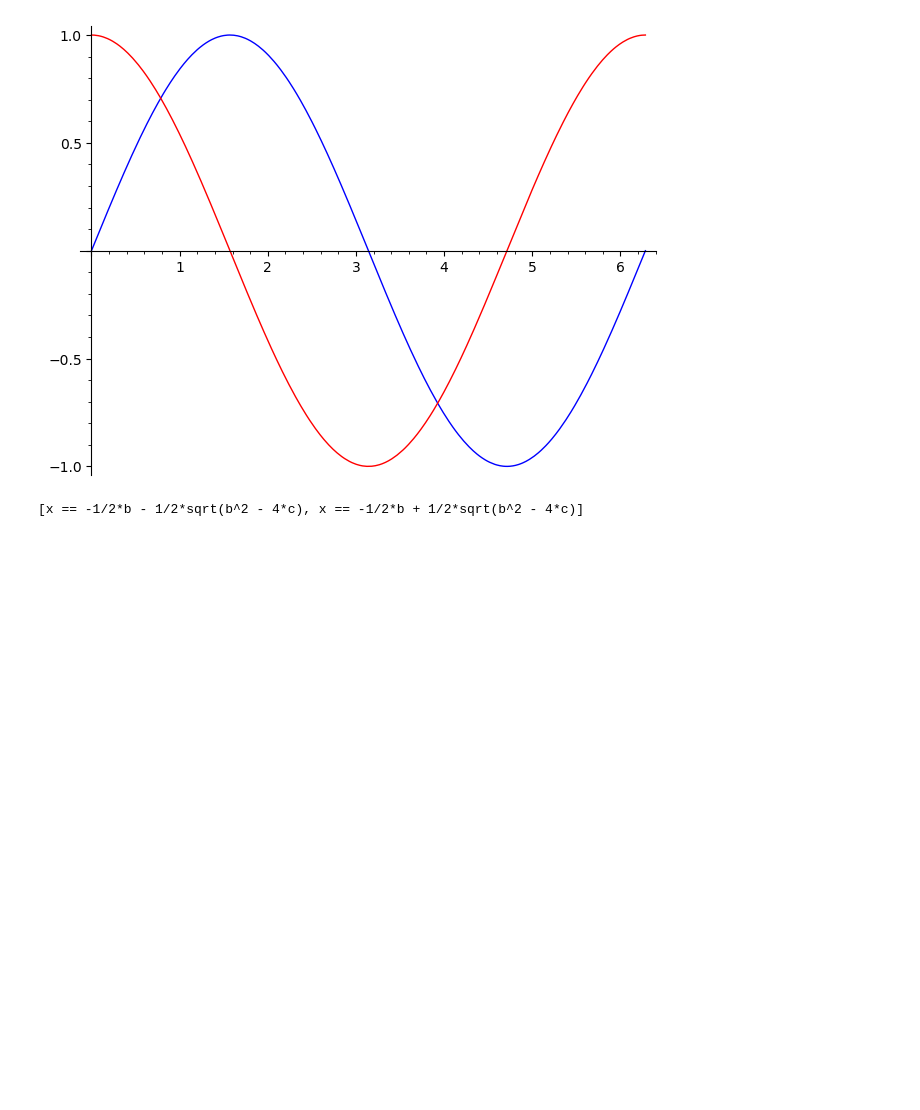
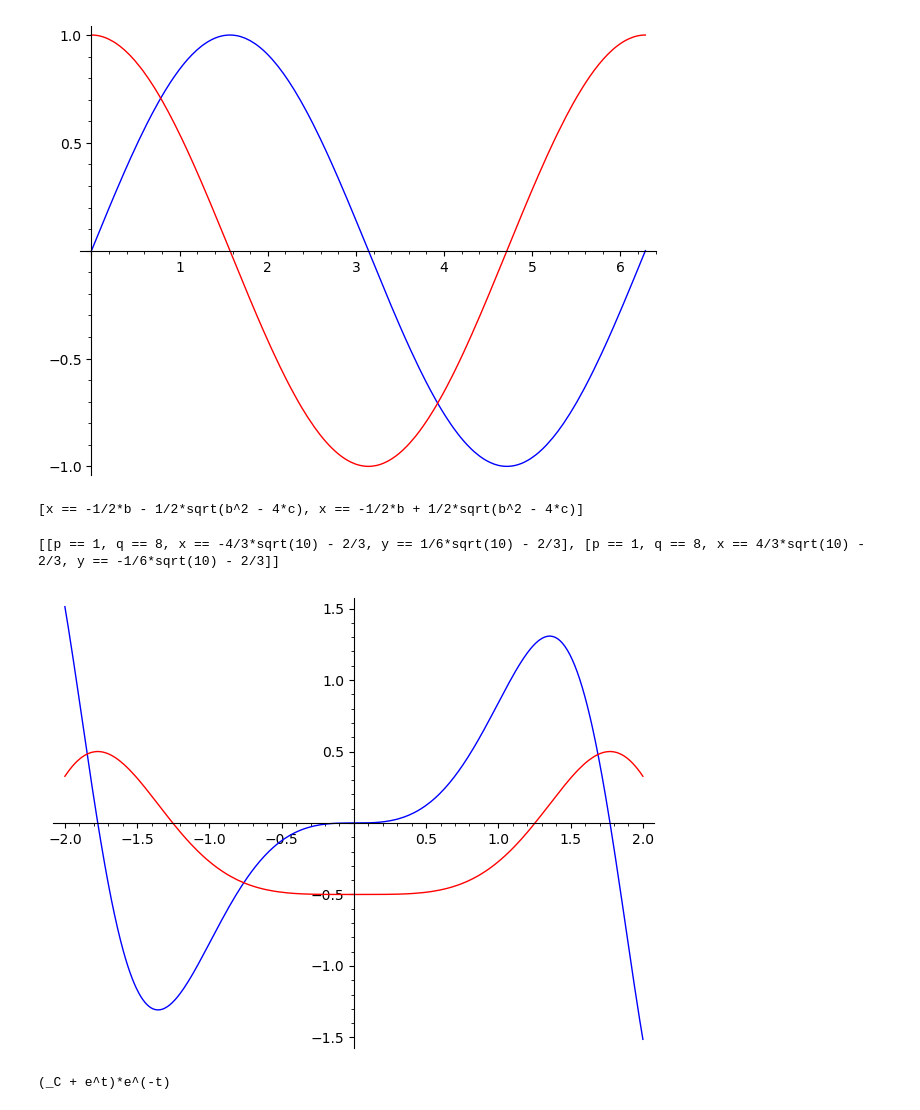
Before and after one commit to jiahaoxiang2000/MATH, a Jupyter notebook: sage/AlgebraAndCalculus.ipynb, the cells around one changed output. Cells and saved outputs as stored; diff of their text form; code cells hidden in the pictures; blank space fills up the shorter version.

```diff
--- a/sage/AlgebraAndCalculus.ipynb
+++ b/sage/AlgebraAndCalculus.ipynb
@@ -19,2 +20,25 @@ solve([x ** Integer(2) + b * x + c == Integer(0)], x)
 # %% [output]
 [x == -1/2*b - 1/2*sqrt(b^2 - 4*c), x == -1/2*b + 1/2*sqrt(b^2 - 4*c)]
+# %%
+x, y, p, q = var("x y p q")
+eq1 = p + q == Integer(9)
+eq2 = q * y + p * x == -Integer(6)
+eq3 = q * y ** Integer(2) + p * x ** Integer(2) == Integer(24)
+solve([eq1, eq2, eq3, p == Integer(1)], p, q, x, y)
+# %% [output]
+[[p == 1, q == 8, x == -4/3*sqrt(10) - 2/3, y == 1/6*sqrt(10) - 2/3], [p == 1, q == 8, x == 4/3*sqrt(10) - 2/3, y == -1/6*sqrt(10) - 2/3]]
+# %%
+integral(x * sin(x**2), x)
+p = plot(x * sin(x**2), (x, -2, 2), color="blue")
+p += plot(integral(x * sin(x**2), x), (x, -2, 2), color="red")
+p.show()
+# %% [output]
+[figure, added]
+# %%
+## solve differential equation
+t = var("t")  # define a variable t
+x = function("x")(t)  # define x to be a function of that variable
+DE = diff(x, t) + x - Integer(1)
+desolve(DE, [x, t])
+# %% [output]
+(_C + e^t)*e^(-t)
```
Also changed, not shown: parts of 5 cells of this notebook.
